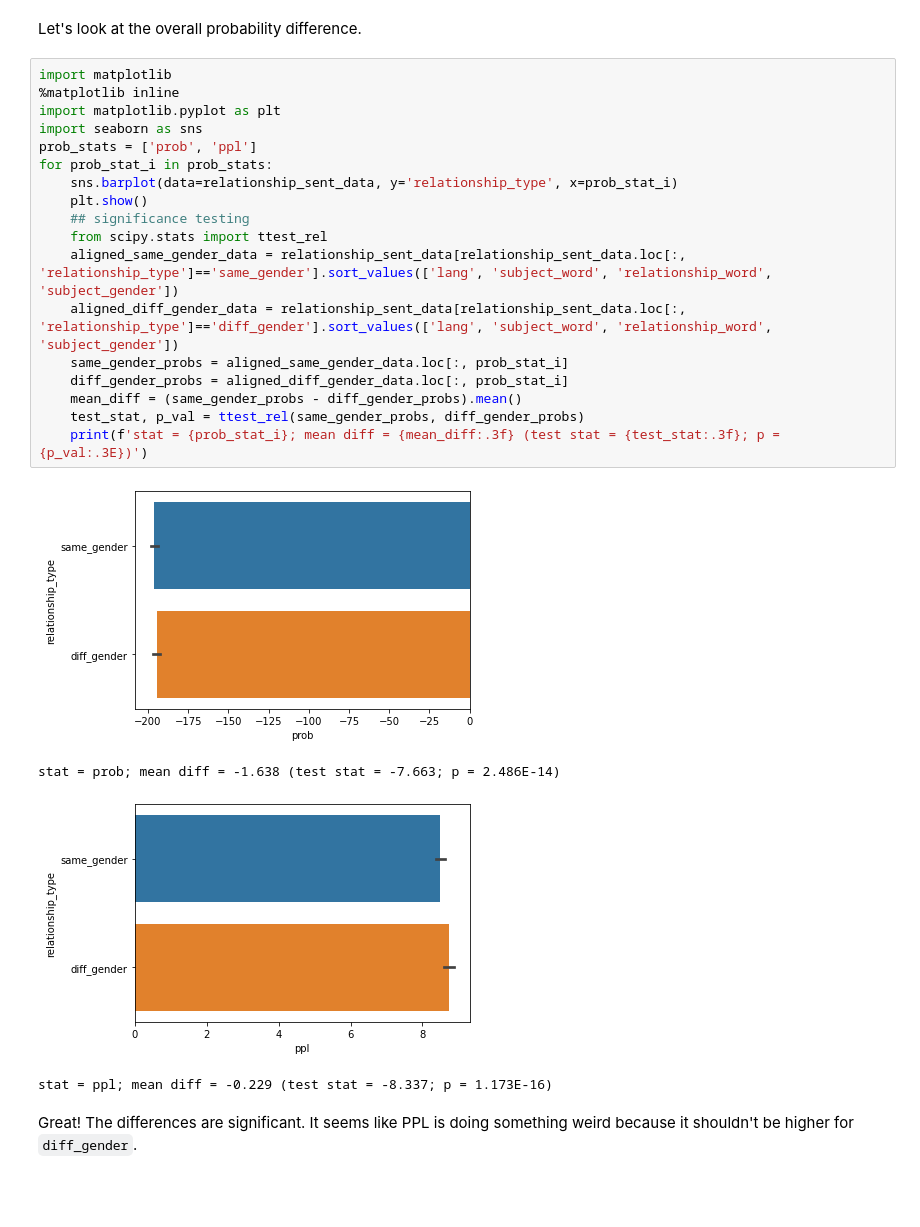
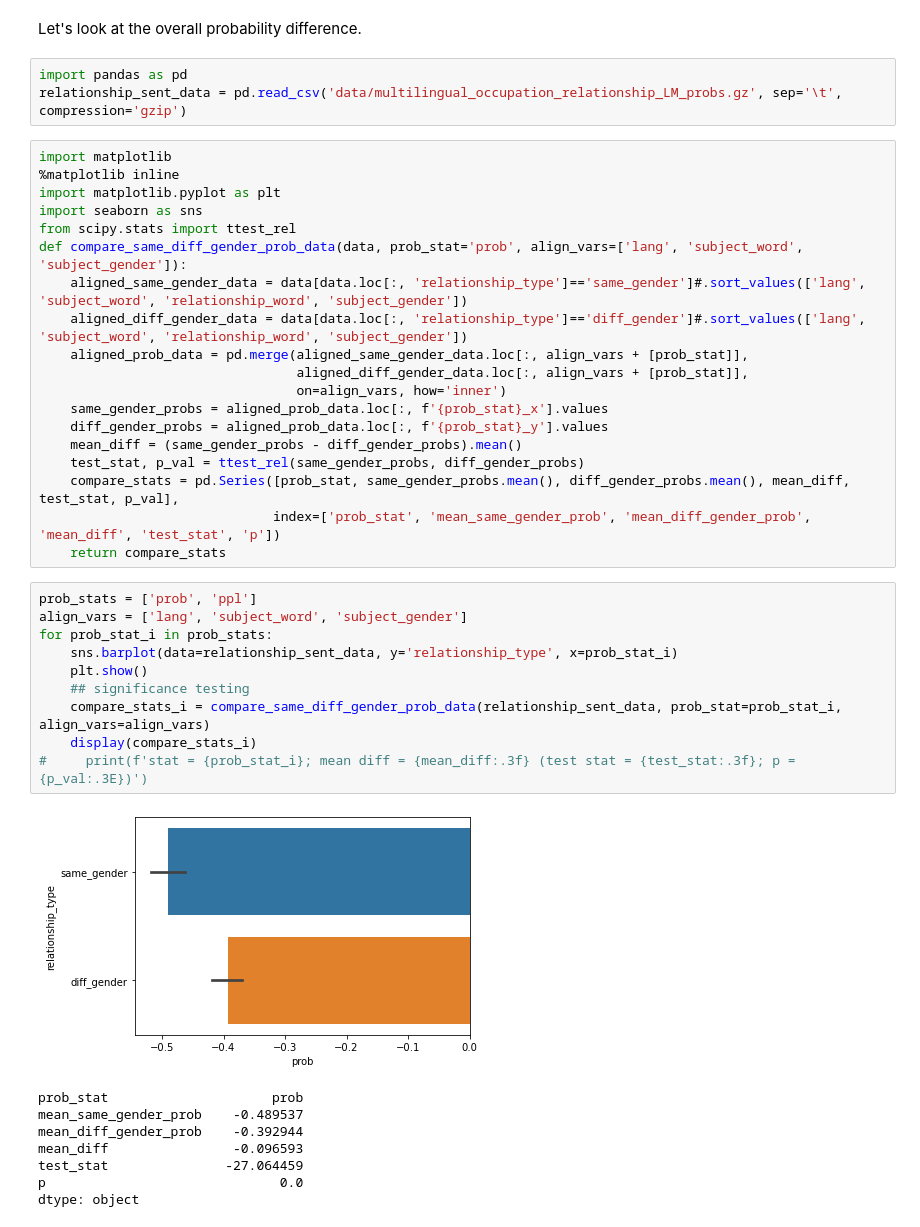
Before and after one commit to ianbstewart/multilingual-same-gender-bias, a Jupyter notebook: query_language_models.ipynb, the cells around one changed output. Drawn from its saved outputs; the diff is of its cells as text; blank space fills up the shorter version.

```diff
--- a/query_language_models.ipynb
+++ b/query_language_models.ipynb
@@ -224,27 +252,43 @@ relationship_sent_data.to_csv('../../data/multilingual_occupation_relationship_L
 # %% [markdown]
 Let's look at the overall probability difference.
+# %%
+import pandas as pd
+relationship_sent_data = pd.read_csv('data/multilingual_occupation_relationship_LM_probs.gz', sep='\t', compression='gzip')
 # %%
 import matplotlib
 %matplotlib inline
 import matplotlib.pyplot as plt
 import seaborn as sns
-prob_stats = ['prob', 'ppl']
-for prob_stat_i in prob_stats:
-    sns.barplot(data=relationship_sent_data, y='relationship_type', x=prob_stat_i)
-    plt.show()
-    ## significance testing
-    from scipy.stats import ttest_rel
-    aligned_same_gender_data = relationship_sent_data[relationship_sent_data.loc[:, 'relationship_type']=='same_gender'].sort_values(['lang', 'subject_word', 'relationship_word', 'subject_gender'])
-    aligned_diff_gender_data = relationship_sent_data[relationship_sent_data.loc[:, 'relationship_type']=='diff_gender'].sort_values(['lang', 'subject_word', 'relationship_word', 'subject_gender'])
-    same_gender_probs = aligned_same_gender_data.loc[:, prob_stat_i]
-    diff_gender_probs = aligned_diff_gender_data.loc[:, prob_stat_i]
+from scipy.stats import ttest_rel
+def compare_same_diff_gender_prob_data(data, prob_stat='prob', align_vars=['lang', 'subject_word', 'subject_gender']):
+    aligned_same_gender_data = data[data.loc[:, 'relationship_type']=='same_gender']#.sort_values(['lang', 'subject_word', 'relationship_word', 'subject_gender'])
+    aligned_diff_gender_data = data[data.loc[:, 'relationship_type']=='diff_gender']#.sort_values(['lang', 'subject_word', 'relationship_word', 'subject_gender'])
+    aligned_prob_data = pd.merge(aligned_same_gender_data.loc[:, align_vars + [prob_stat]],
+                                 aligned_diff_gender_data.loc[:, align_vars + [prob_stat]],
+                                 on=align_vars, how='inner')
+    same_gender_probs = aligned_prob_data.loc[:, f'{prob_stat}_x'].values
+    diff_gender_probs = aligned_prob_data.loc[:, f'{prob_stat}_y'].values
     mean_diff = (same_gender_probs - diff_gender_probs).mean()
     test_stat, p_val = ttest_rel(same_gender_probs, diff_gender_probs)
-    print(f'stat = {prob_stat_i}; mean diff = {mean_diff:.3f} (test stat = {test_stat:.3f}; p = {p_val:.3E})')
+    compare_stats = pd.Series([prob_stat, same_gender_probs.mean(), diff_gender_probs.mean(), mean_diff, test_stat, p_val],
+                              index=['prob_stat', 'mean_same_gender_prob', 'mean_diff_gender_prob', 'mean_diff', 'test_stat', 'p'])
+    return compare_stats
-# %% [output]
-[figure, removed]
-stat = prob; mean diff = -1.638 (test stat = -7.663; p = 2.486E-14)
-[figure, removed]
-stat = ppl; mean diff = -0.229 (test stat = -8.337; p = 1.173E-16)
-# %% [markdown]
-Great! The differences are significant. It seems like PPL is doing something weird because it shouldn't be higher for `diff_gender`.
+# %%
+prob_stats = ['prob', 'ppl']
+align_vars = ['lang', 'subject_word', 'subject_gender']
+for prob_stat_i in prob_stats:
+    sns.barplot(data=relationship_sent_data, y='relationship_type', x=prob_stat_i)
+    plt.show()
+    ## significance testing
+    compare_stats_i = compare_same_diff_gender_prob_data(relationship_sent_data, prob_stat=prob_stat_i, align_vars=align_vars)
+    display(compare_stats_i)
+#     print(f'stat = {prob_stat_i}; mean diff = {mean_diff:.3f} (test stat = {test_stat:.3f}; p = {p_val:.3E})')
+# %% [output]
+[figure, added]
+prob_stat                     prob
+mean_same_gender_prob    -0.489537
+mean_diff_gender_prob    -0.392944
+mean_diff                -0.096593
+test_stat               -27.064459
+p                              0.0
+dtype: object
```
Also changed, not shown: parts of 13 cells of this notebook, 2 other files.
